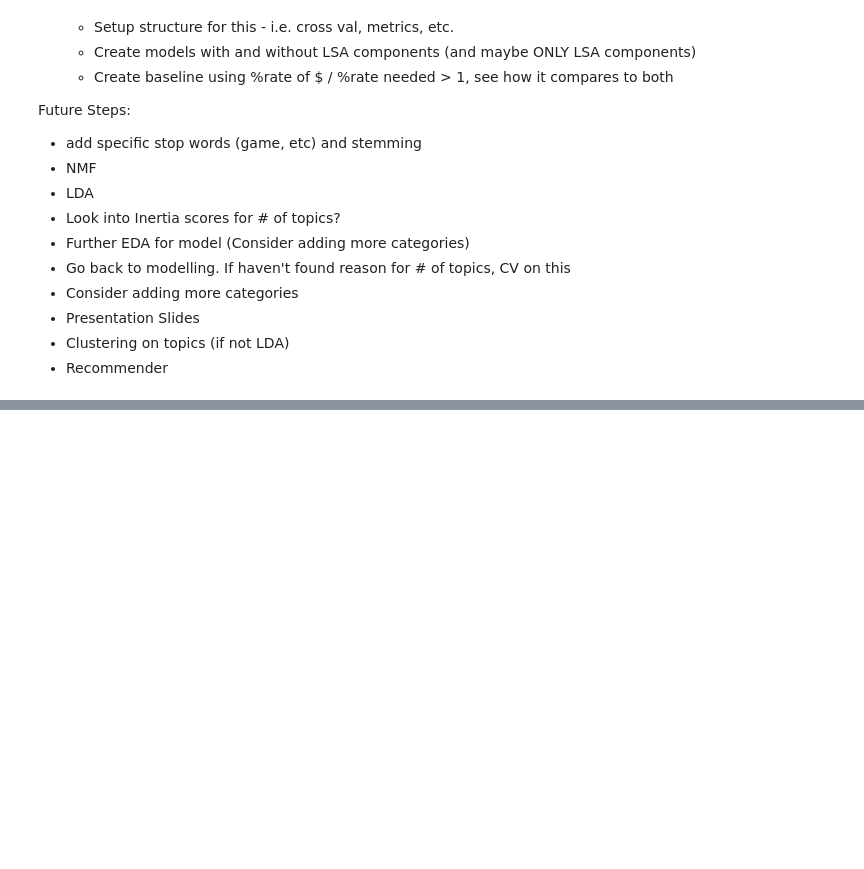
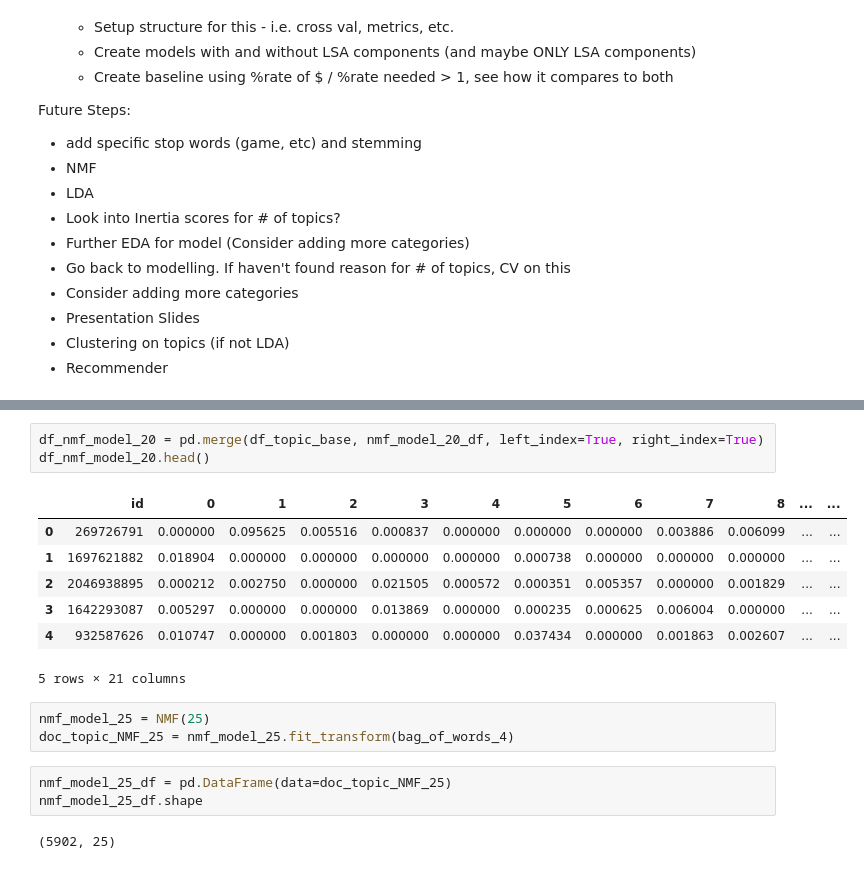
Before and after one commit to robertpagano/metis_project_fletcher, a Jupyter notebook: code/text_preprocessing_modeling/Kickstarter Games - NLP work feb26.ipynb, the cells around one changed output, grey strips where cells are left out. Drawn from its saved outputs; the diff is of its cells as text; blank space fills up the shorter version.

```diff
--- a/code/text_preprocessing_modeling/Kickstarter Games - NLP work feb26.ipynb
+++ b/code/text_preprocessing_modeling/Kickstarter Games - NLP work feb26.ipynb
@@ -392,0 +462,19 @@ Future Steps:
+# %%
+df_nmf_model_20 = pd.merge(df_topic_base, nmf_model_20_df, left_index=True, right_index=True)
+df_nmf_model_20.head()
+# %% [output]
+|  | id | 0 | 1 | 2 | 3 | 4 | 5 | 6 | 7 | 8 | ... | ... |
+| 0 | 269726791 | 0.000000 | 0.095625 | 0.005516 | 0.000837 | 0.000000 | 0.000000 | 0.000000 | 0.003886 | 0.006099 | ... | ... |
+| 1 | 1697621882 | 0.018904 | 0.000000 | 0.000000 | 0.000000 | 0.000000 | 0.000738 | 0.000000 | 0.000000 | 0.000000 | ... | ... |
+| 2 | 2046938895 | 0.000212 | 0.002750 | 0.000000 | 0.021505 | 0.000572 | 0.000351 | 0.005357 | 0.000000 | 0.001829 | ... | ... |
+| 3 | 1642293087 | 0.005297 | 0.000000 | 0.000000 | 0.013869 | 0.000000 | 0.000235 | 0.000625 | 0.006004 | 0.000000 | ... | ... |
+| 4 | 932587626 | 0.010747 | 0.000000 | 0.001803 | 0.000000 | 0.000000 | 0.037434 | 0.000000 | 0.001863 | 0.002607 | ... | ... |
+5 rows × 21 columns
+# %%
+nmf_model_25 = NMF(25)
+doc_topic_NMF_25 = nmf_model_25.fit_transform(bag_of_words_4)
+# %%
+nmf_model_25_df = pd.DataFrame(data=doc_topic_NMF_25)
+nmf_model_25_df.shape
+# %% [output]
+(5902, 25)
```
Also changed, not shown: parts of 50 cells of this notebook, 1 other file.
